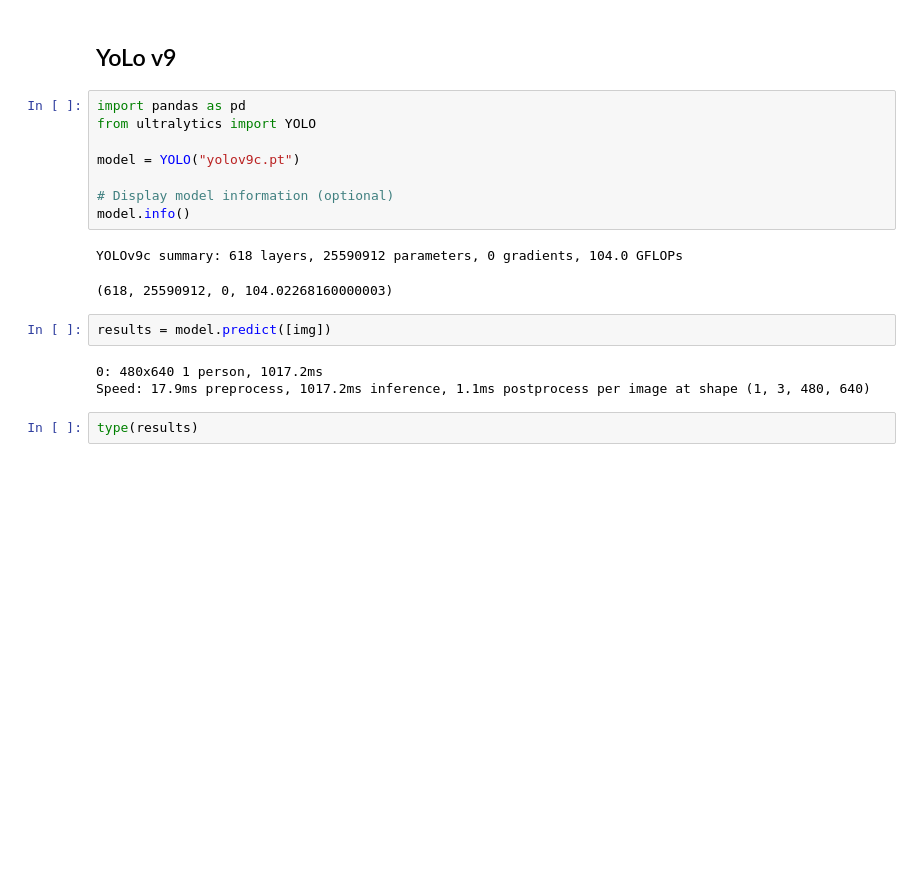
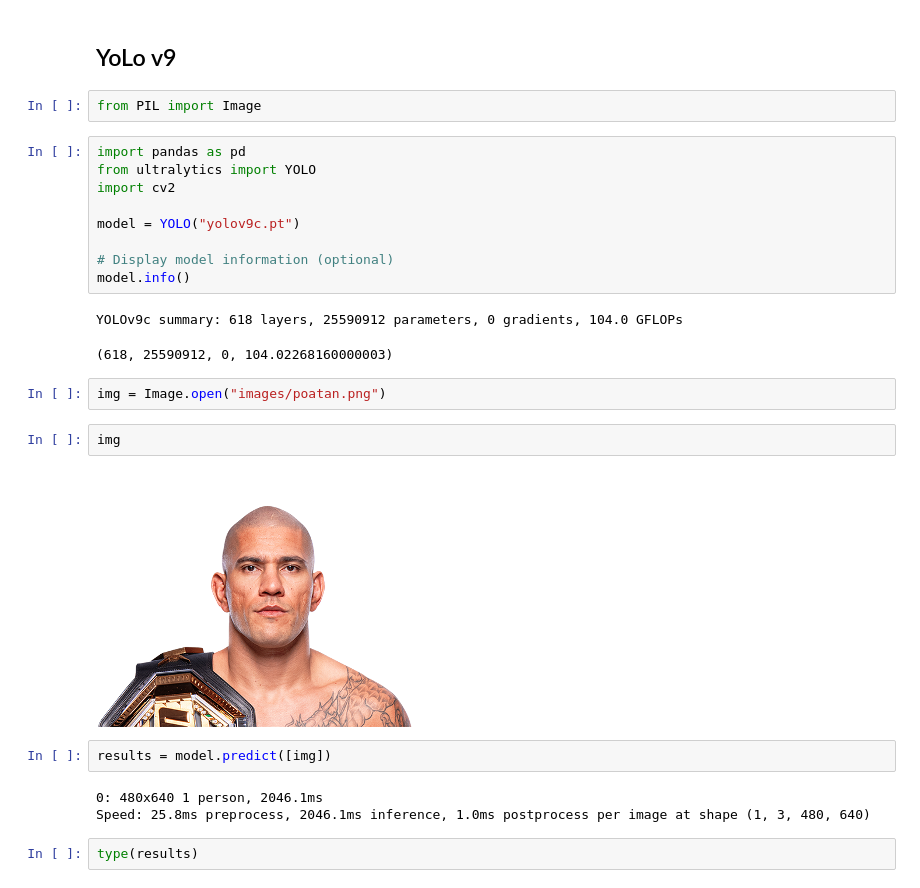
Before and after one commit to aryamanpandya99/video_processing_ml_service, a Jupyter notebook: experiments/human_detection_proto.ipynb, the cells around one changed output. Saved outputs shown, nothing was run; the diff lists cells and outputs as text; blank space fills up the shorter version.

```diff
--- a/experiments/human_detection_proto.ipynb
+++ b/experiments/human_detection_proto.ipynb
@@ -4,9 +4,12 @@
 This file serves as a prototype for the core logic of our system, designed to process uploaded videos by breaking them down into individual frames. For each frame, it applies a machine learning model to detect specific elements or patterns. The results of these will then be systematically recorded in a database.
 # %% [markdown]
 ## YoLo v9
+# %%
+from PIL import Image
 # %%
 import pandas as pd
 from ultralytics import YOLO
+import cv2
 
 model = YOLO("yolov9c.pt")
 
@@ -15,11 +18,17 @@ model.info()
 # %% [output]
 YOLOv9c summary: 618 layers, 25590912 parameters, 0 gradients, 104.0 GFLOPs
 (618, 25590912, 0, 104.02268160000003)
+# %%
+img = Image.open("images/poatan.png")
+# %%
+img
+# %% [output]
+[figure, added]
 # %%
 results = model.predict([img])
 # %% [output]
-0: 480x640 1 person, 1017.2ms
-Speed: 17.9ms preprocess, 1017.2ms inference, 1.1ms postprocess per image at shape (1, 3, 480, 640)
+0: 480x640 1 person, 2046.1ms
+Speed: 25.8ms preprocess, 2046.1ms inference, 1.0ms postprocess per image at shape (1, 3, 480, 640)
 # %%
 type(results)
 # %% [output]
```
Also changed, not shown: parts of 14 cells of this notebook.
